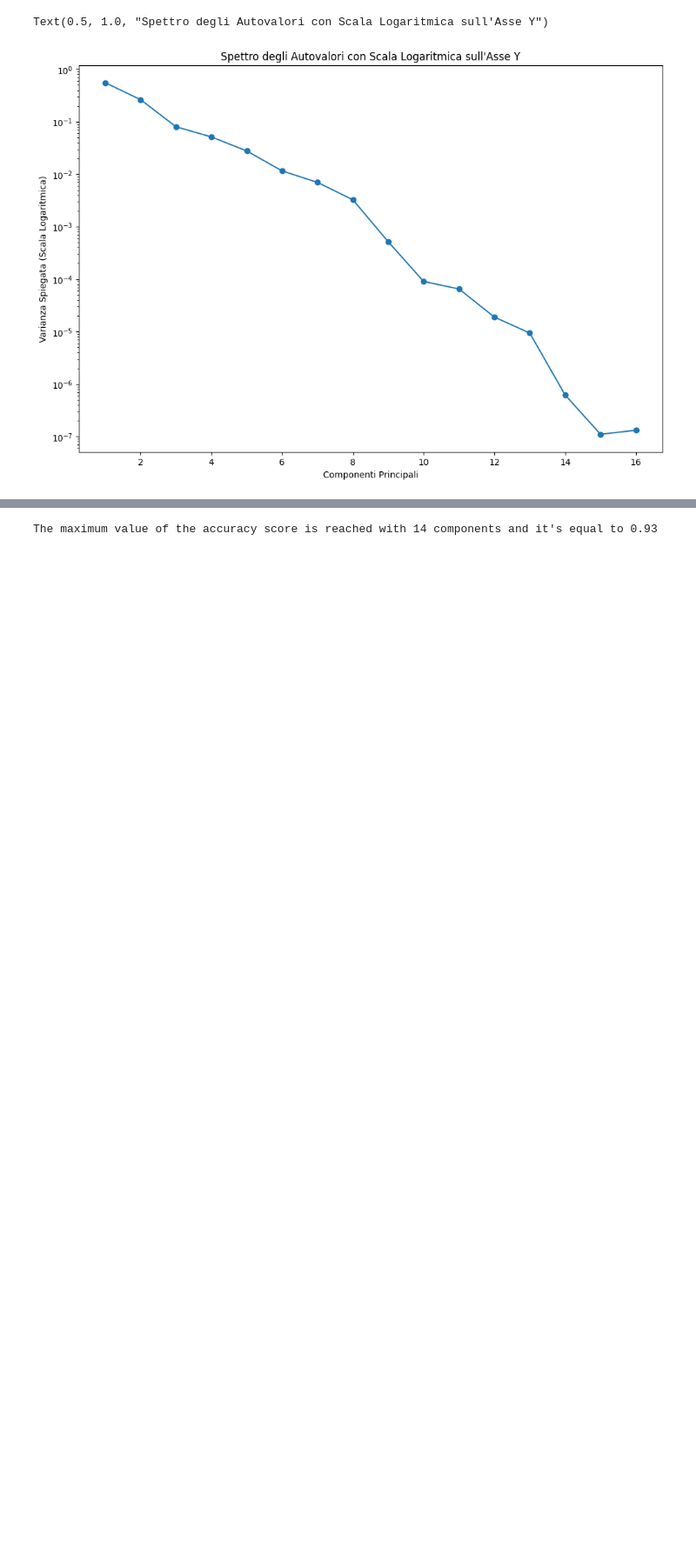
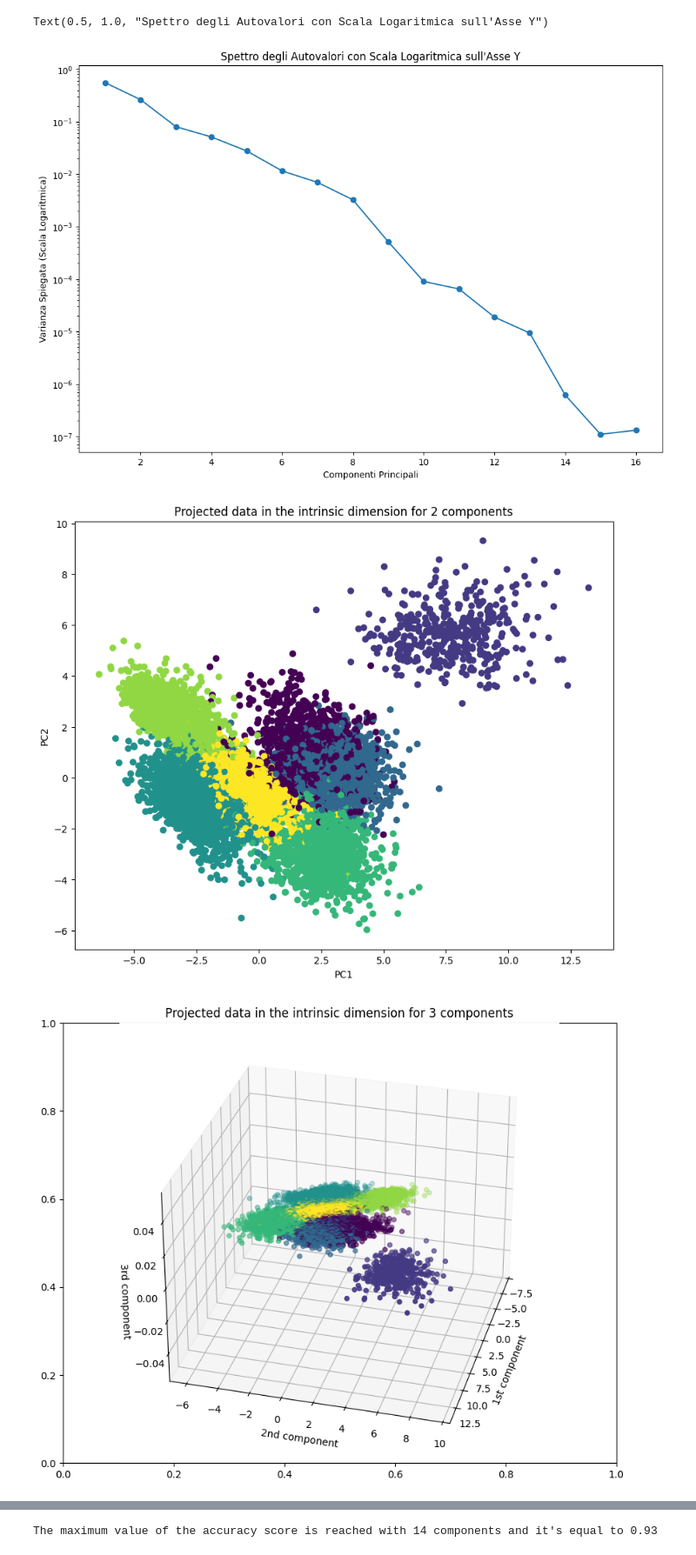
Before and after one commit to robonoff/Unsupervised-Learning, a Jupyter notebook: lab1_pca.ipynb, the cells around one changed output, grey strips where cells are left out. Shown at 87% size. Drawn from its saved outputs; the diff is of its cells as text; code cells hidden in the pictures; blank space fills up the shorter version.

```diff
--- a/lab1_pca.ipynb
+++ b/lab1_pca.ipynb
@@ -226,6 +206,9 @@ def plot3d(data, title):
     plt.title(title)
     #plt.show()
 # %%
-#plot2d(data_pc2, "Projected data in the intrinsic dimension for 2 components")
-#plot3d(data_pc3, "Projected data in the intrinsic dimension for 3 components")
+plot2d(data_pc2, "Projected data in the intrinsic dimension for 2 components")
+plot3d(data_pc3, "Projected data in the intrinsic dimension for 3 components")
+# %% [output]
+[figure, added]
+[figure, added]
 # %% [markdown]
```
Also changed, not shown: parts of 8 cells of this notebook, 1 other file.
